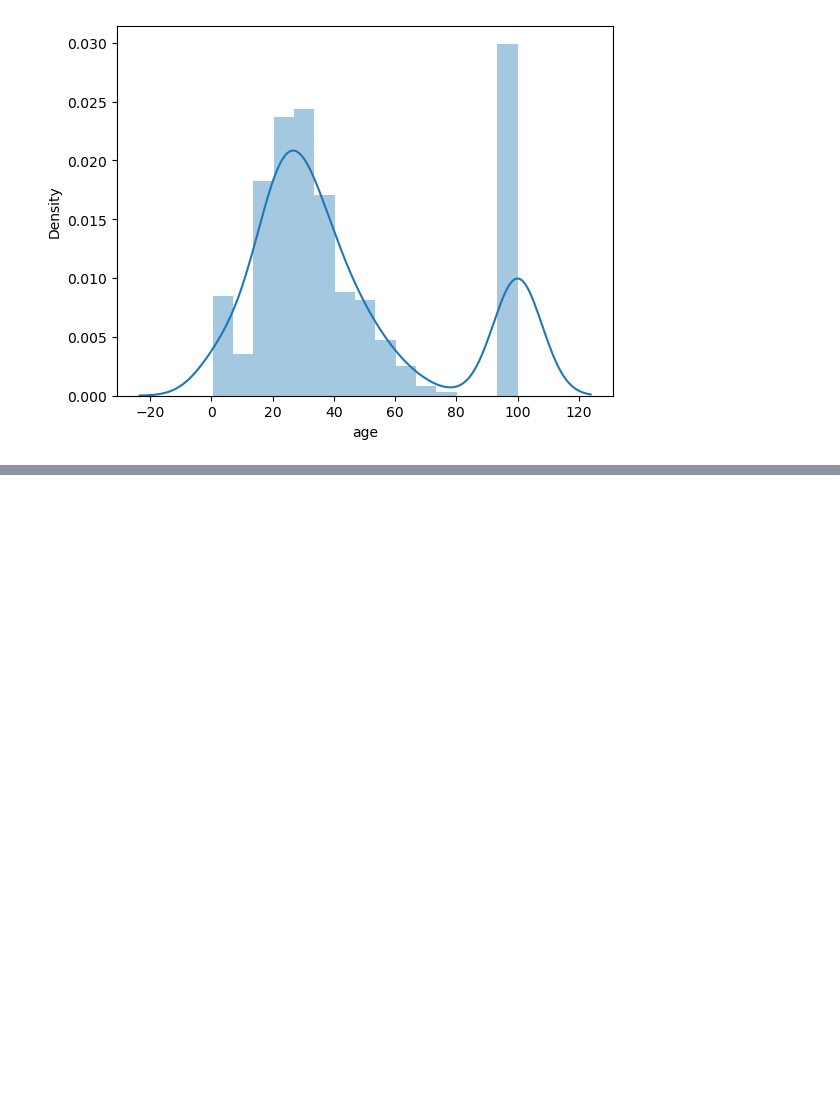
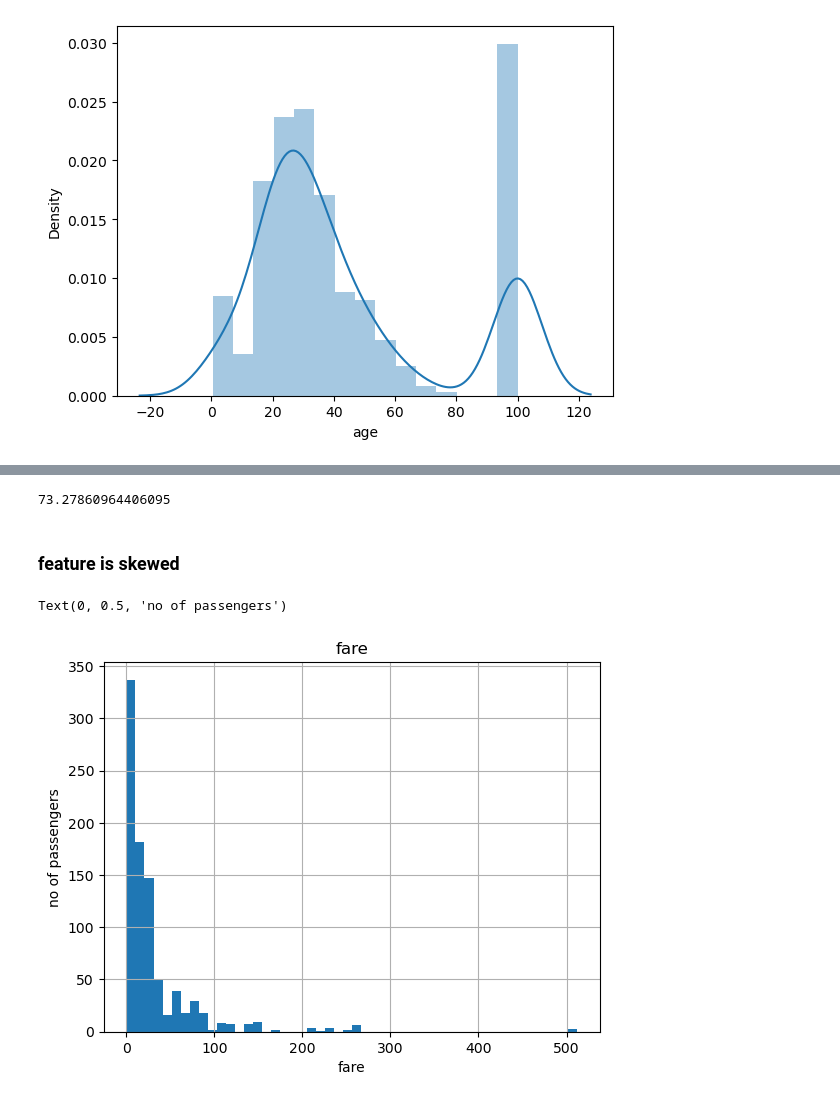
Before and after one commit to NandiniMusale/githubpractice, a Jupyter notebook: missing_values.ipynb, the cells around one changed output, grey strips where cells are left out. Drawn from its saved outputs; the diff is of its cells as text; code cells hidden in the pictures; blank space fills up the shorter version.

```diff
--- a/missing_values.ipynb
+++ b/missing_values.ipynb
@@ -45,0 +71,9 @@ https://gist.github.com/mwaskom/de44147ed2974457ad6372750bbe5751
+# %%
+#assuming the age follows the guassian distribution we will calculate the boundaries which differentiate the outliers
+# here we follow three standard deviation method
+upper_boundary=df["age"].mean()+3*df["age"].std()  # 3rd standard deviation to the right
+lower_boundary=df["age"].mean()-3*df["age"].std()  # 3rd standard deviation to the left
+upper_boundary
+#for guassian distributed data these steps are enough to follow
+# %% [output]
+73.27860964406095
@@ -45,0 +84,11 @@ https://gist.github.com/mwaskom/de44147ed2974457ad6372750bbe5751
+# %% [markdown]
+### feature is skewed
+# %%
+figure=df["fare"].hist(bins=50)
+figure.set_title("fare")
+figure.set_xlabel("fare")
+figure.set_ylabel("no of passengers")
+#gaussian distribution
+# %% [output]
+Text(0, 0.5, 'no of passengers')
+[figure, added]
```
Also changed, not shown: parts of 17 cells of this notebook.
